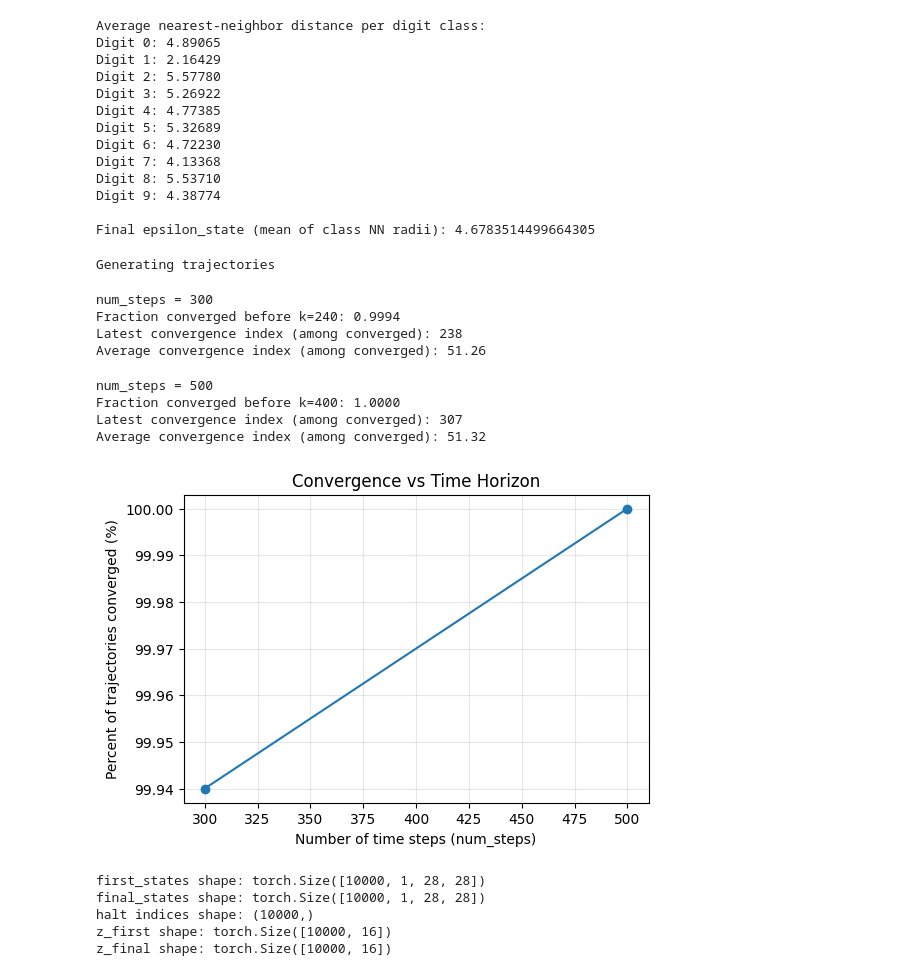
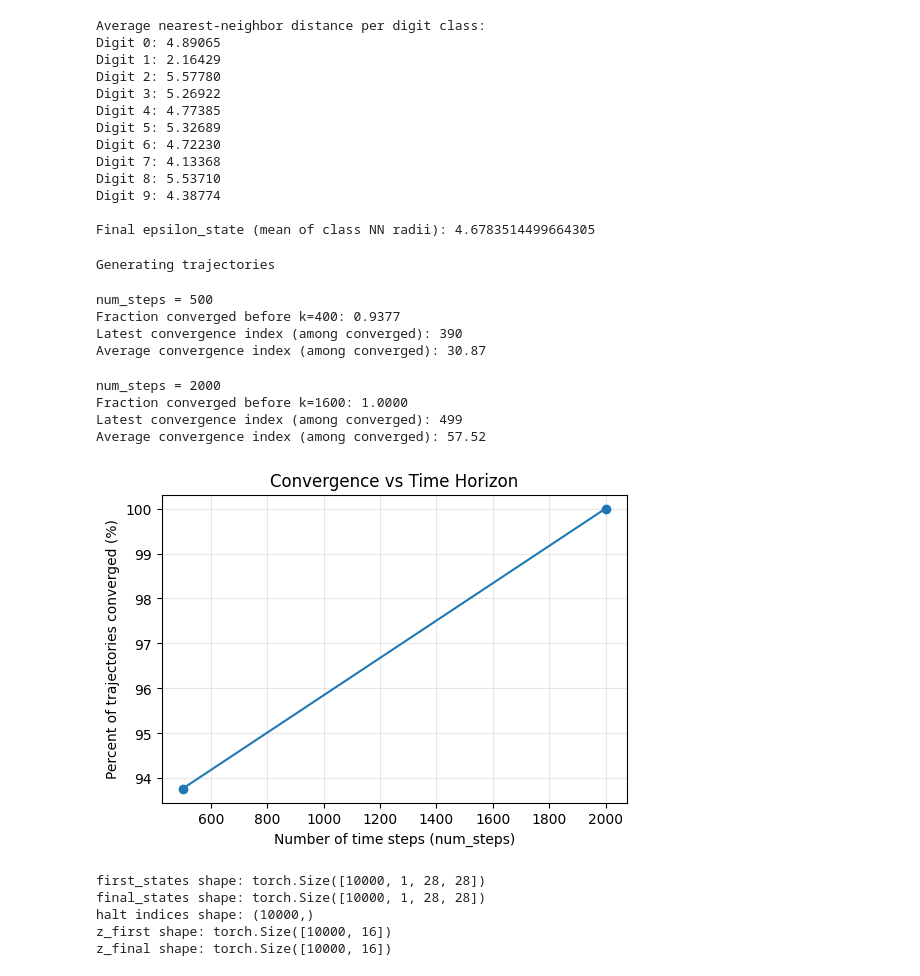
Before and after one commit to Traver-Smith/MQP2526, a Jupyter notebook: B_Term_Presentation/B_Term_Presentation.ipynb, the cells around one changed output. Cells and saved outputs as stored; diff of their text form; code cells hidden in the pictures.

```diff
--- a/B_Term_Presentation/B_Term_Presentation.ipynb
+++ b/B_Term_Presentation/B_Term_Presentation.ipynb
@@ -443,6 +443,7 @@ Digit 9: 4.38774
 Final epsilon_state (mean of class NN radii): 4.6783514499664305
 # %%
 from tqdm import tqdm
+import torch
 def find_halt(steps, eps):
     """
     steps: list of per-step distances d_t = ||x_{t+1} - x_t||
@@ -565,43 +566,43 @@ def test_halting(step_list, tolerance, loader):
 # 6. Example: run halting analysis + get first/final states for clustering
 # --------------------------
 
 epsilon_state = 0.5   # tolerance on tail movement; tune this hyperparameter
-step_list = [300, 500]
+step_list = [500, 2000]
 
 test_halting(step_list=step_list, tolerance=epsilon_state, loader=test_loader)
 
 # If you want specific trajectories + states for clustering, call once with a chosen num_steps:
 num_steps_for_clustering = 500
 all_halt_indices, first_states, final_states = find_attractor_indices(
     model,
     test_loader,
     num_steps=num_steps_for_clustering,
     eps_state=epsilon_state,
     device=device,
 )
 
 print("first_states shape:", first_states.shape)
 print("final_states shape:", final_states.shape)
 print("halt indices shape:", all_halt_indices.shape)
 
 # Example: encode latents for clustering later
 with torch.no_grad():
     z_first = model.encoder(first_states.to(device)).cpu()   # [N, 16]
     z_final = model.encoder(final_states.to(device)).cpu()   # [N, 16]
 
 print("z_first shape:", z_first.shape)
 print("z_final shape:", z_final.shape)
 # %% [output]
 Generating trajectories
-num_steps = 300
-Fraction converged before k=240: 0.9994
-Latest convergence index (among converged): 238
-Average convergence index (among converged): 51.26
+num_steps = 500
+Fraction converged before k=400: 0.9377
+Latest convergence index (among converged): 390
+Average convergence index (among converged): 30.87
-num_steps = 500
-Fraction converged before k=400: 1.0000
-Latest convergence index (among converged): 307
-Average convergence index (among converged): 51.32
+num_steps = 2000
+Fraction converged before k=1600: 1.0000
+Latest convergence index (among converged): 499
+Average convergence index (among converged): 57.52
-[figure, old version]
+[figure, new version]
 first_states shape: torch.Size([10000, 1, 28, 28])
 final_states shape: torch.Size([10000, 1, 28, 28])
 halt indices shape: (10000,)
```
Also changed, not shown: parts of 6 cells of this notebook.
